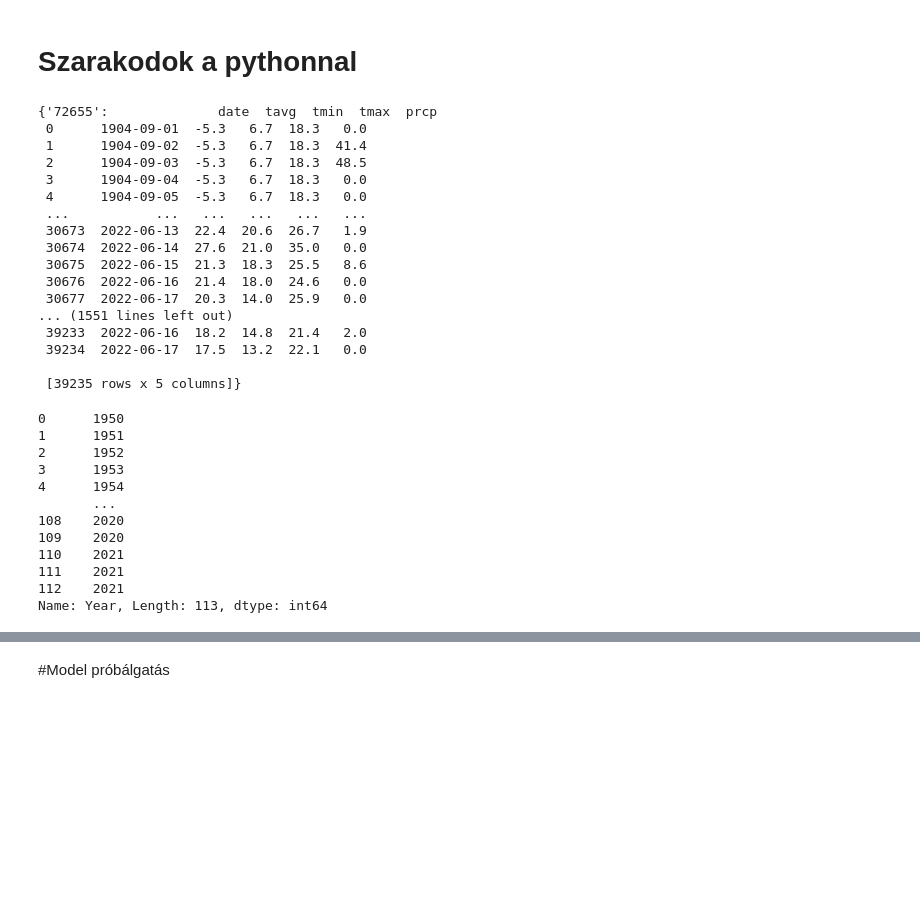
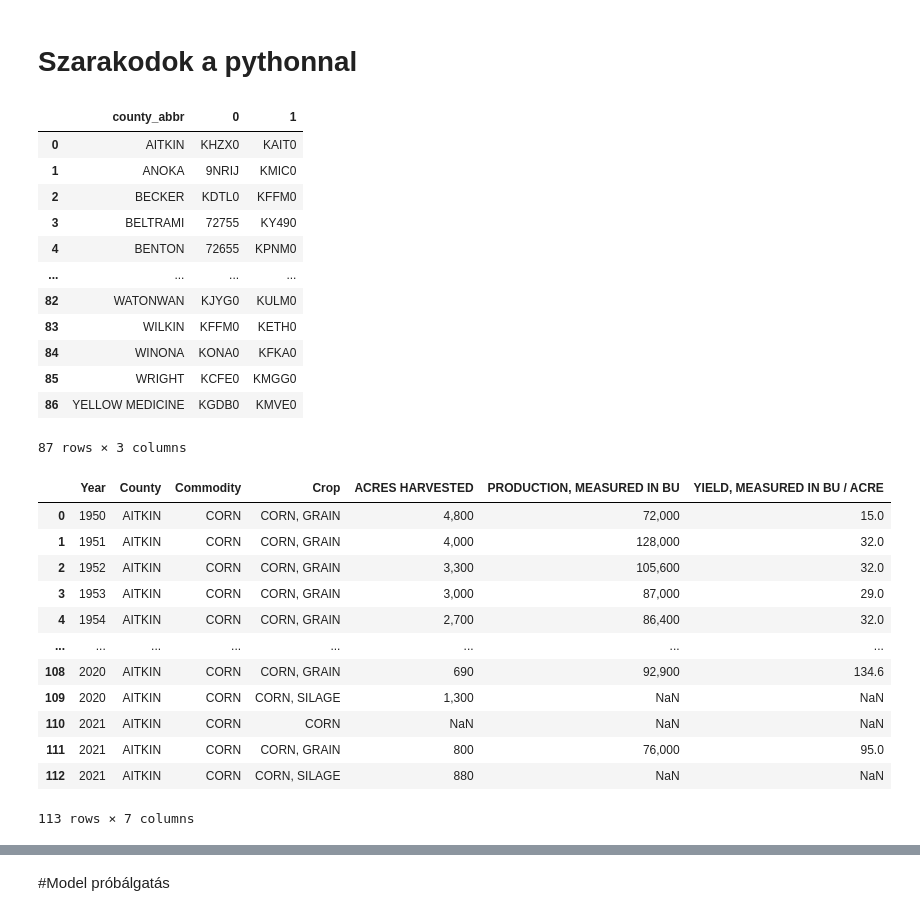
Before and after one commit to danFjs/QuantCh, a Jupyter notebook: JOebiden.ipynb, the cells around one changed output, grey strips where cells are left out. Drawn from its saved outputs; the diff is of its cells as text; code cells hidden in the pictures; blank space fills up the shorter version.

```diff
--- a/JOebiden.ipynb
+++ b/JOebiden.ipynb
@@ -189,5 +163,5 @@ Length: 87, dtype: object
 # %%
-station_pos = pd.read_csv("/content/drive/MyDrive/QuantChallenge/84/weather/Minnesota Station location list.csv")
+station_pos = pd.read_csv("weather/Minnesota Station location list.csv")
 crs = {'init':'EPSG:4326'}
 geometry = [Point(xy) for xy in zip(station_pos['Longitude'], station_pos['Latitude'])]
 station_pos = gpd.GeoDataFrame(station_pos,
@@ -286,7 +260,7 @@ county_abbr
 # %% [markdown]
 ##Datatypes
 # %%
-crop_df = pd.read_csv('/content/drive/MyDrive/QuantChallenge/84/agri/minnesota_county_yearly_agricultural_production.csv')
+crop_df = pd.read_csv('agri/minnesota_county_yearly_agricultural_production.csv')
 # %%
 pd.unique(crop_df['Commodity'])
 # %% [output]
@@ -389,16 +363,16 @@ crops['ANOKA']['WHEAT']
 import os
 
 station_dict = {key: [] for key in station_pos['Code']}
-station_data = os.listdir('/content/drive/MyDrive/QuantChallenge/84/weather/minnesota_daily')
-path = '/content/drive/MyDrive/QuantChallenge/84/weather/minnesota_daily/'
+station_data = os.listdir('weather/minnesota_daily')
+path = 'weather/minnesota_daily/'
 for i in station_data:
   name = i.split('.')[0]
   station_dict[name]  = pd.read_csv(path+i,header = None,names = ['date','tavg','tmin','tmax','prcp'])
   #station_dict[name]['date'] = pd.to_datetime(station_dict[name]['date'])
   #station_dict[name]=station_dict[name].set_index('date')
 # %%
-county_ds = pd.read_csv("/content/drive/MyDrive/QuantChallenge/84/agri/minnesota_county_location.csv")
-station_ds = pd.read_csv("/content/drive/MyDrive/QuantChallenge/84/weather/Minnesota Station location list.csv")
+county_ds = pd.read_csv("agri/minnesota_county_location.csv")
+station_ds = pd.read_csv("weather/Minnesota Station location list.csv")
 # %%
 county_loc_ds = county_ds[['county_latitude','county_longitude']]
 station_loc_ds = station_ds[['Latitude','Longitude']]
@@ -810,39 +784,37 @@ closest_stations[closest_stations['county_abbr'] == 'ST. LOUIS']
 ds
 ds["county_abbr"]
 station_dict_imp
+ds
 # %% [output]
+|  | county_abbr | 0 | 1 |
+| 0 | AITKIN | KHZX0 | KAIT0 |
+| 1 | ANOKA | 9NRIJ | KMIC0 |
+| 2 | BECKER | KDTL0 | KFFM0 |
+| 3 | BELTRAMI | 72755 | KY490 |
+| 4 | BENTON | 72655 | KPNM0 |
+| ... | ... | ... | ... |
+| 82 | WATONWAN | KJYG0 | KULM0 |
+| 83 | WILKIN | KFFM0 | KETH0 |
+| 84 | WINONA | KONA0 | KFKA0 |
+| 85 | WRIGHT | KCFE0 | KMGG0 |
+| 86 | YELLOW MEDICINE | KGDB0 | KMVE0 |
-{'72655':              date  tavg  tmin  tmax  prcp
- 0      1904-09-01  -5.3   6.7  18.3   0.0
- 1      1904-09-02  -5.3   6.7  18.3  41.4
- 2      1904-09-03  -5.3   6.7  18.3  48.5
- 3      1904-09-04  -5.3   6.7  18.3   0.0
- 4      1904-09-05  -5.3   6.7  18.3   0.0
- ...           ...   ...   ...   ...   ...
- 30673  2022-06-13  22.4  20.6  26.7   1.9
- 30674  2022-06-14  27.6  21.0  35.0   0.0
- 30675  2022-06-15  21.3  18.3  25.5   8.6
- 30676  2022-06-16  21.4  18.0  24.6   0.0
- 30677  2022-06-17  20.3  14.0  25.9   0.0
-... (1551 lines left out)
- 39233  2022-06-16  18.2  14.8  21.4   2.0
- 39234  2022-06-17  17.5  13.2  22.1   0.0
-
- [39235 rows x 5 columns]}
+87 rows × 3 columns
 # %%
-crops[ds["county_abbr"][0]]["CORN"]["Year"]
+crops[ds["county_abbr"][0]]["CORN"]
 # %% [output]
+|  | Year | County | Commodity | Crop | ACRES HARVESTED | PRODUCTION, MEASURED IN BU | YIELD, MEASURED IN BU / ACRE |
+| 0 | 1950 | AITKIN | CORN | CORN, GRAIN | 4,800 | 72,000 | 15.0 |
+| 1 | 1951 | AITKIN | CORN | CORN, GRAIN | 4,000 | 128,000 | 32.0 |
+| 2 | 1952 | AITKIN | CORN | CORN, GRAIN | 3,300 | 105,600 | 32.0 |
+| 3 | 1953 | AITKIN | CORN | CORN, GRAIN | 3,000 | 87,000 | 29.0 |
+| 4 | 1954 | AITKIN | CORN | CORN, GRAIN | 2,700 | 86,400 | 32.0 |
+| ... | ... | ... | ... | ... | ... | ... | ... |
+| 108 | 2020 | AITKIN | CORN | CORN, GRAIN | 690 | 92,900 | 134.6 |
+| 109 | 2020 | AITKIN | CORN | CORN, SILAGE | 1,300 | NaN | NaN |
+| 110 | 2021 | AITKIN | CORN | CORN | NaN | NaN | NaN |
+| 111 | 2021 | AITKIN | CORN | CORN, GRAIN | 800 | 76,000 | 95.0 |
+| 112 | 2021 | AITKIN | CORN | CORN, SILAGE | 880 | NaN | NaN |
-0      1950
-1      1951
-2      1952
-3      1953
-4      1954
-       ...
-108    2020
-109    2020
-110    2021
-111    2021
-112    2021
-Name: Year, Length: 113, dtype: int64
+113 rows × 7 columns
 # %%
 this = station_dict_imp[ds[0][0]][:]["date"]
 that = pd.DataFrame.from_dict(this)
```
Also changed, not shown: parts of 11 cells of this notebook.
